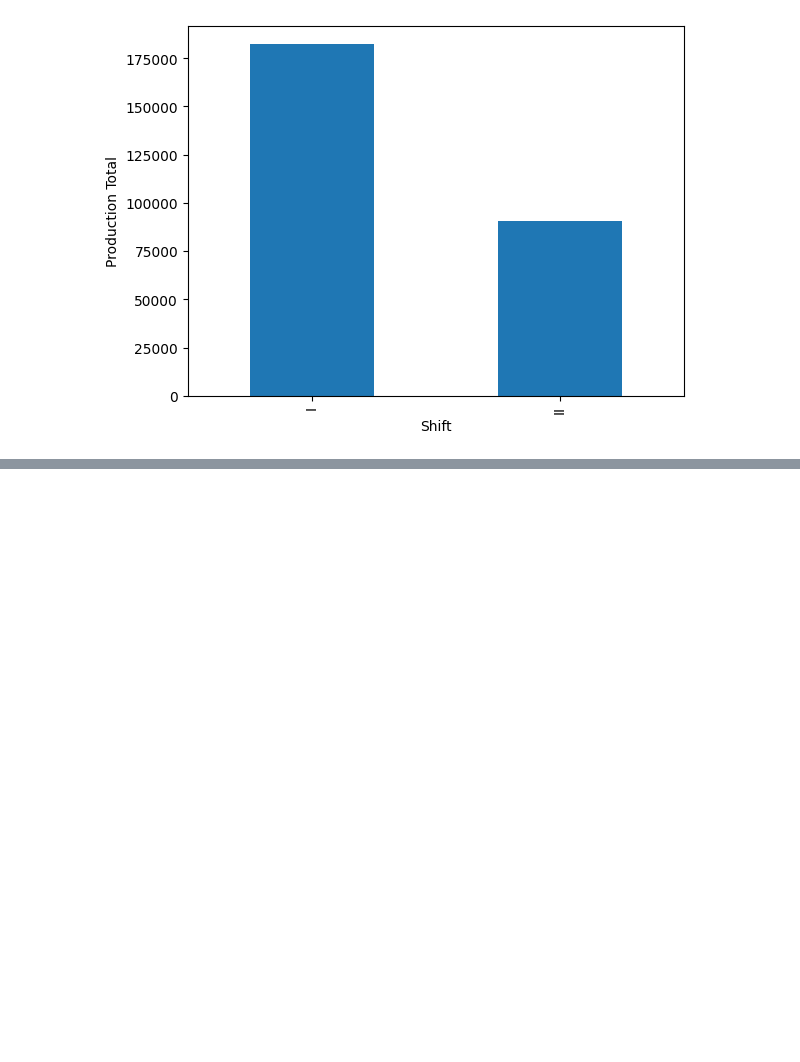
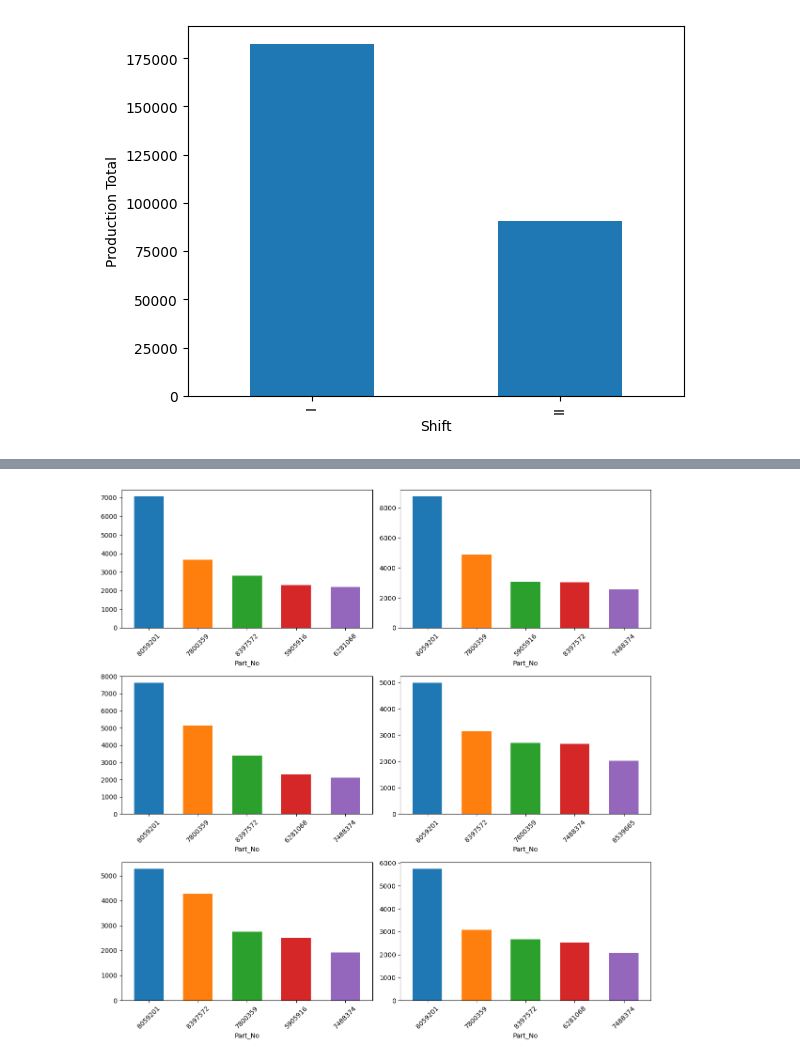
Before and after one commit to AkshayK025/Python, a Jupyter notebook: Rough_Work/LocalSql1.ipynb, the cells around one changed output, grey strips where cells are left out. Drawn from its saved outputs; the diff is of its cells as text; code cells hidden in the pictures; blank space fills up the shorter version.

```diff
--- a/Rough_Work/LocalSql1.ipynb
+++ b/Rough_Work/LocalSql1.ipynb
@@ -309,0 +342,23 @@ prod_df.loc[:10,'Shift':'Production']
+# %%
+fig, ax = plt.subplots(3, 2, figsize=(12, 12))
+ax = ax.flatten()
+
+# Optional: Define your custom color palette (repeats if fewer than bars)
+colors = ['#1f77b4', '#ff7f0e', '#2ca02c', '#d62728', '#9467bd']
+
+# Decrease bar width = increase spacing between bars
+top5_7.plot(kind='bar', ax=ax[0], width=0.6, color=colors)
+top5_8.plot(kind='bar', ax=ax[1], width=0.6, color=colors)
+top5_9.plot(kind='bar', ax=ax[2], width=0.6, color=colors)
+top5_10.plot(kind='bar', ax=ax[3], width=0.6, color=colors)
+top5_11.plot(kind='bar', ax=ax[4], width=0.6, color=colors)
+top5_12.plot(kind='bar', ax=ax[5], width=0.6, color=colors)
+
+# Optional: Rotate labels for readability
+for a in ax:
+    a.tick_params(axis='x', labelrotation=45)
+
+plt.tight_layout()
+plt.show()
+# %% [output]
+[figure, added]
```
Also changed, not shown: parts of 6 cells of this notebook.
